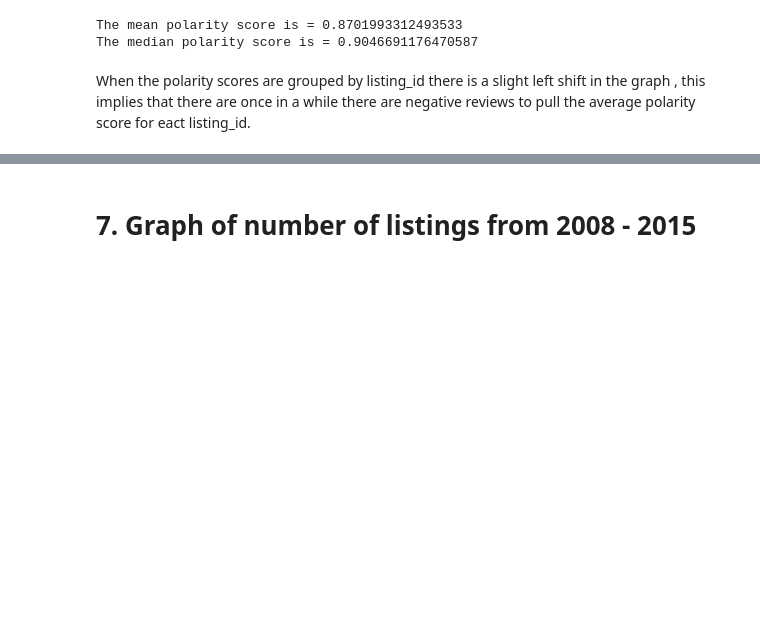
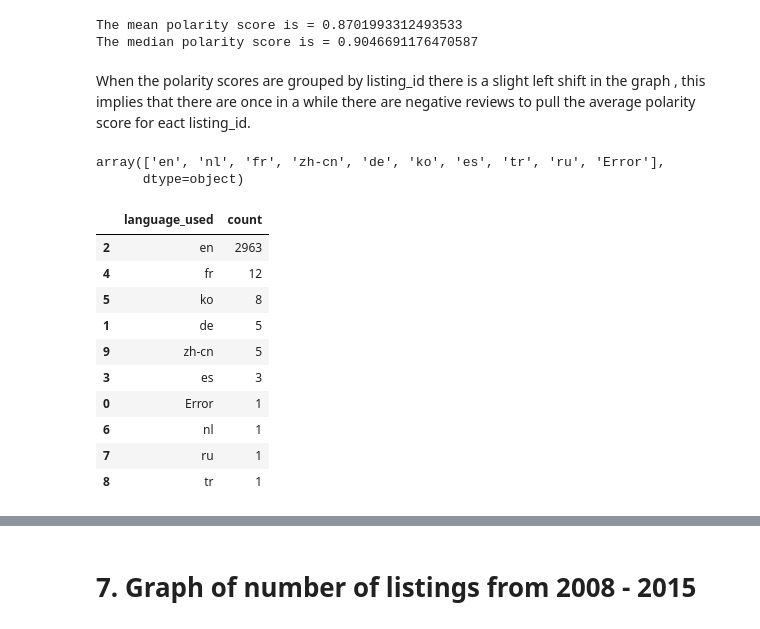
Before and after one commit to CaedenZ/CZ1015miniproject, a Jupyter notebook: AirBnB_Seattle.ipynb, the cells around one changed output, grey strips where cells are left out. Cells and saved outputs as stored; diff of their text form; code cells hidden in the pictures; blank space fills up the shorter version.

```diff
--- a/main.ipynb
+++ b/AirBnB_Seattle.ipynb
@@ -386,3 +386,36 @@ The mean polarity score is = 0.8701993312493533
 The median polarity score is = 0.9046691176470587
 # %% [markdown]
 When the polarity scores are grouped by listing_id there is a slight left shift in the graph , this implies that there are once in a while there are negative reviews to pull the average polarity score for eact listing_id.
+# %%
+from langdetect import detect
+
+# to improve the speed of the code
+# we will scale down the dataframe
+df_comments_sample = df_comments.sample(3000)
+
+for index, row in df_comments_sample['comments'].iteritems():
+    try:
+        lang = detect(row) # detecting each row
+        df_comments_sample.loc[index, 'language_used'] = lang
+    except:
+        df_comments_sample.loc[index, 'language_used'] = 'Error'
+
+df_comments_sample.language_used.unique()
+# %% [output]
+array(['en', 'nl', 'fr', 'zh-cn', 'de', 'ko', 'es', 'tr', 'ru', 'Error'],
+      dtype=object)
+# %%
+df_comments_sample_by_language_count = df_comments_sample.groupby(['language_used']).size().reset_index(name = 'count')
+df_comments_sample_by_language_count.sort_values(by = 'count' , ascending = False)
+# %% [output]
+|  | language_used | count |
+| 2 | en | 2963 |
+| 4 | fr | 12 |
+| 5 | ko | 8 |
+| 1 | de | 5 |
+| 9 | zh-cn | 5 |
+| 3 | es | 3 |
+| 0 | Error | 1 |
+| 6 | nl | 1 |
+| 7 | ru | 1 |
+| 8 | tr | 1 |
```
Also changed, not shown: parts of 10 cells of this notebook.
